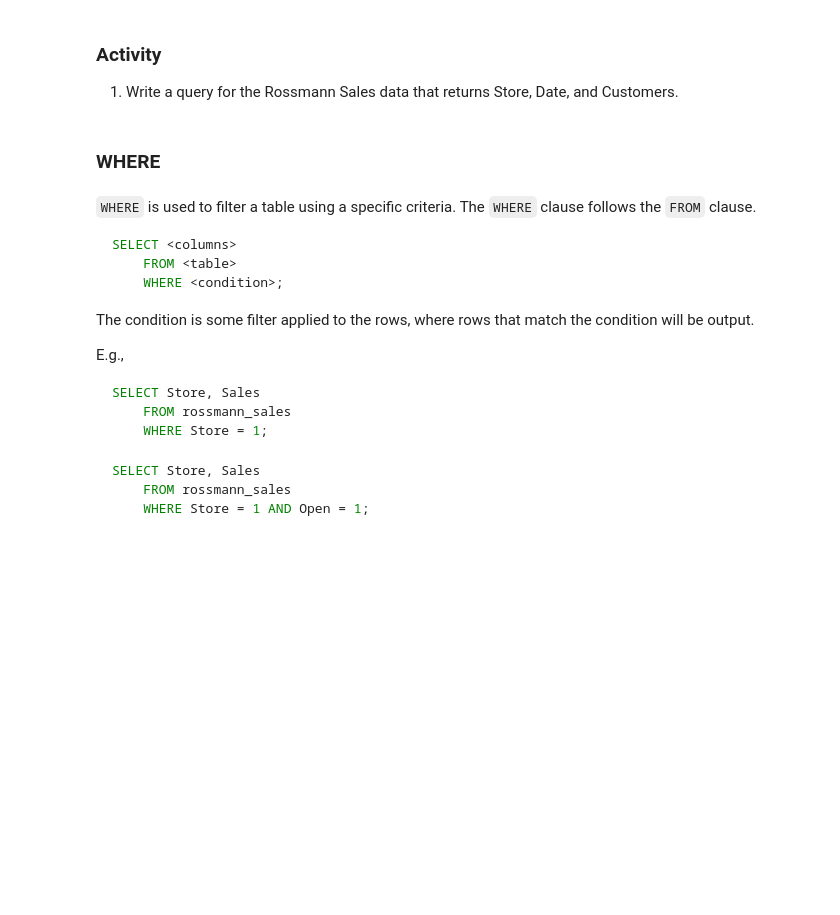
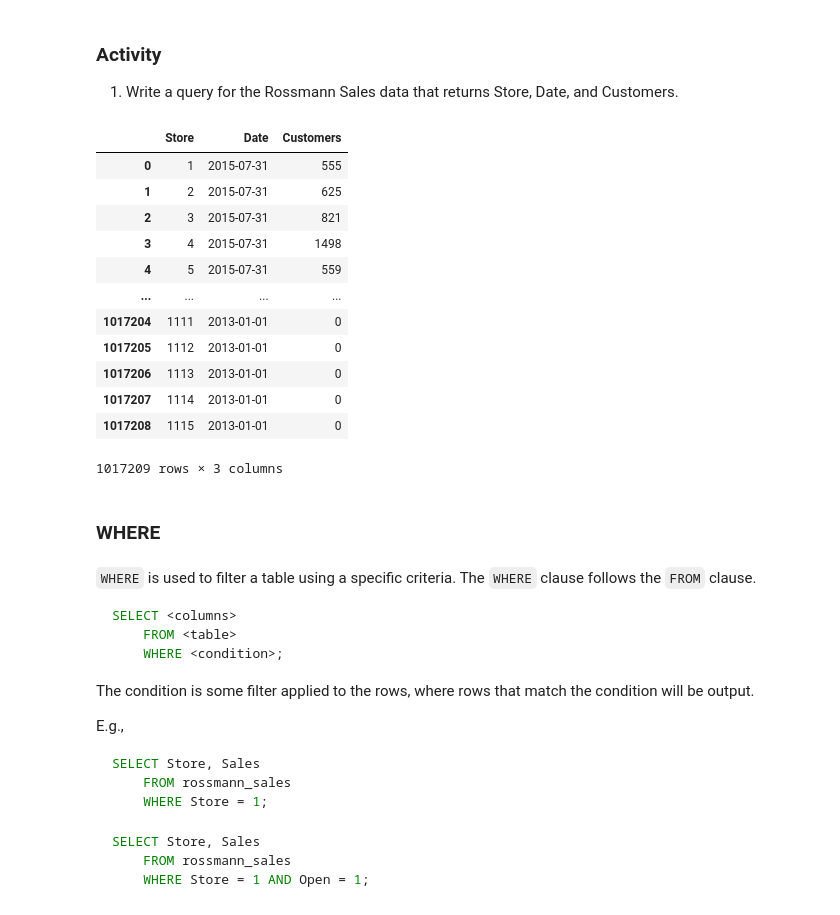
Before and after one commit to blackgenie13/GA-DAT-SF-21, a Jupyter notebook: classes/17/code/codealong-17.ipynb, the cells around one changed output. Cells and saved outputs as stored; diff of their text form; code cells hidden in the pictures; blank space fills up the shorter version.

```diff
--- a/classes/17/code/codealong-17.ipynb
+++ b/classes/17/code/codealong-17.ipynb
@@ -102,3 +159,19 @@ pd.io.sql.read_sql('SELECT Store, Sales FROM rossmann_sales;', con = db)
+# %%
+pd.io.sql.read_sql('SELECT Store, Date, Customers FROM rossmann_sales;', con = db)
+# %% [output]
+|  | Store | Date | Customers |
+| 0 | 1 | 2015-07-31 | 555 |
+| 1 | 2 | 2015-07-31 | 625 |
+| 2 | 3 | 2015-07-31 | 821 |
+| 3 | 4 | 2015-07-31 | 1498 |
+| 4 | 5 | 2015-07-31 | 559 |
+| ... | ... | ... | ... |
+| 1017204 | 1111 | 2013-01-01 | 0 |
+| 1017205 | 1112 | 2013-01-01 | 0 |
+| 1017206 | 1113 | 2013-01-01 | 0 |
+| 1017207 | 1114 | 2013-01-01 | 0 |
+| 1017208 | 1115 | 2013-01-01 | 0 |
+1017209 rows × 3 columns
 # %% [markdown]
 ### WHERE
 # %% [markdown]
```
Also changed, not shown: parts of 18 cells of this notebook, 1 other file.
